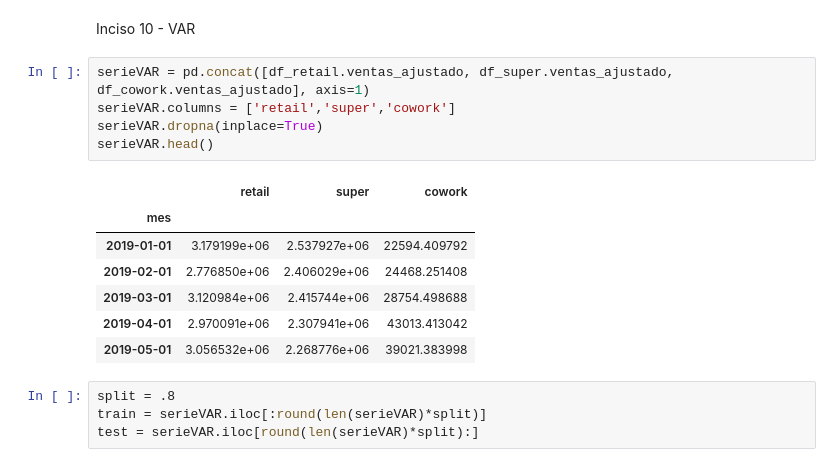
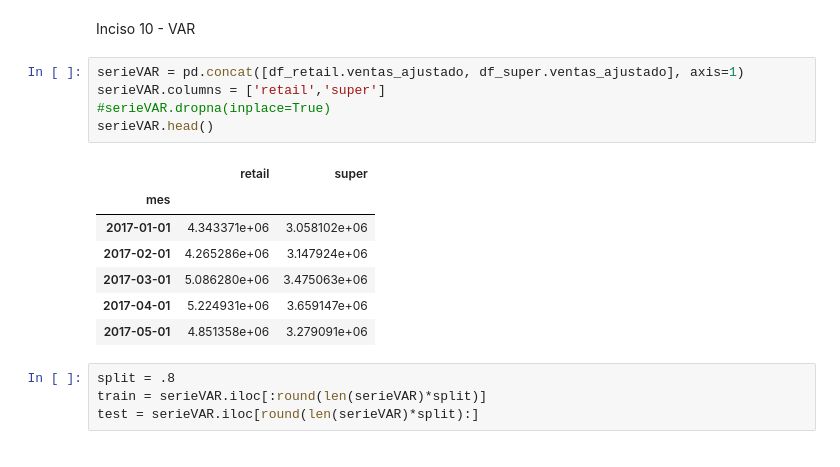
Before and after one commit to waldof86/AST, a Jupyter notebook: TP1/TP1 v3.ipynb, the cells around one changed output. Cells and saved outputs as stored; diff of their text form.

```diff
--- a/TP1/TP1 v3.ipynb
+++ b/TP1/TP1 v3.ipynb
@@ -609,18 +610,18 @@ MAPE: 0.0951
 # %% [markdown]
 Inciso 10 - VAR
 # %%
-serieVAR = pd.concat([df_retail.ventas_ajustado, df_super.ventas_ajustado, df_cowork.ventas_ajustado], axis=1)
-serieVAR.columns = ['retail','super','cowork']
-serieVAR.dropna(inplace=True)
+serieVAR = pd.concat([df_retail.ventas_ajustado, df_super.ventas_ajustado], axis=1)
+serieVAR.columns = ['retail','super']
+#serieVAR.dropna(inplace=True)
 serieVAR.head()
 # %% [output]
-|  | retail | super | cowork |
-| mes |  |  |  |
-| 2019-01-01 | 3.179199e+06 | 2.537927e+06 | 22594.409792 |
-| 2019-02-01 | 2.776850e+06 | 2.406029e+06 | 24468.251408 |
-| 2019-03-01 | 3.120984e+06 | 2.415744e+06 | 28754.498688 |
-| 2019-04-01 | 2.970091e+06 | 2.307941e+06 | 43013.413042 |
-| 2019-05-01 | 3.056532e+06 | 2.268776e+06 | 39021.383998 |
+|  | retail | super |
+| mes |  |  |
+| 2017-01-01 | 4.343371e+06 | 3.058102e+06 |
+| 2017-02-01 | 4.265286e+06 | 3.147924e+06 |
+| 2017-03-01 | 5.086280e+06 | 3.475063e+06 |
+| 2017-04-01 | 5.224931e+06 | 3.659147e+06 |
+| 2017-05-01 | 4.851358e+06 | 3.279091e+06 |
 # %%
 split = .8
 train = serieVAR.iloc[:round(len(serieVAR)*split)]
```
Also changed, not shown: parts of 4 cells of this notebook.
